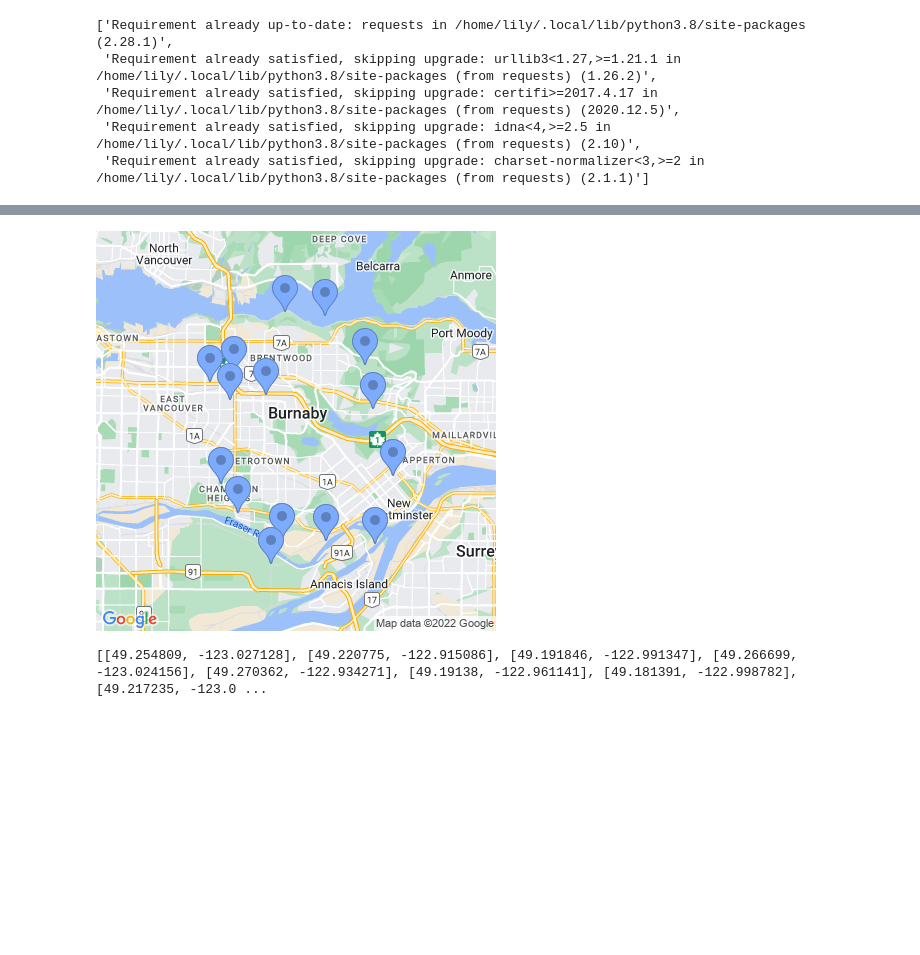
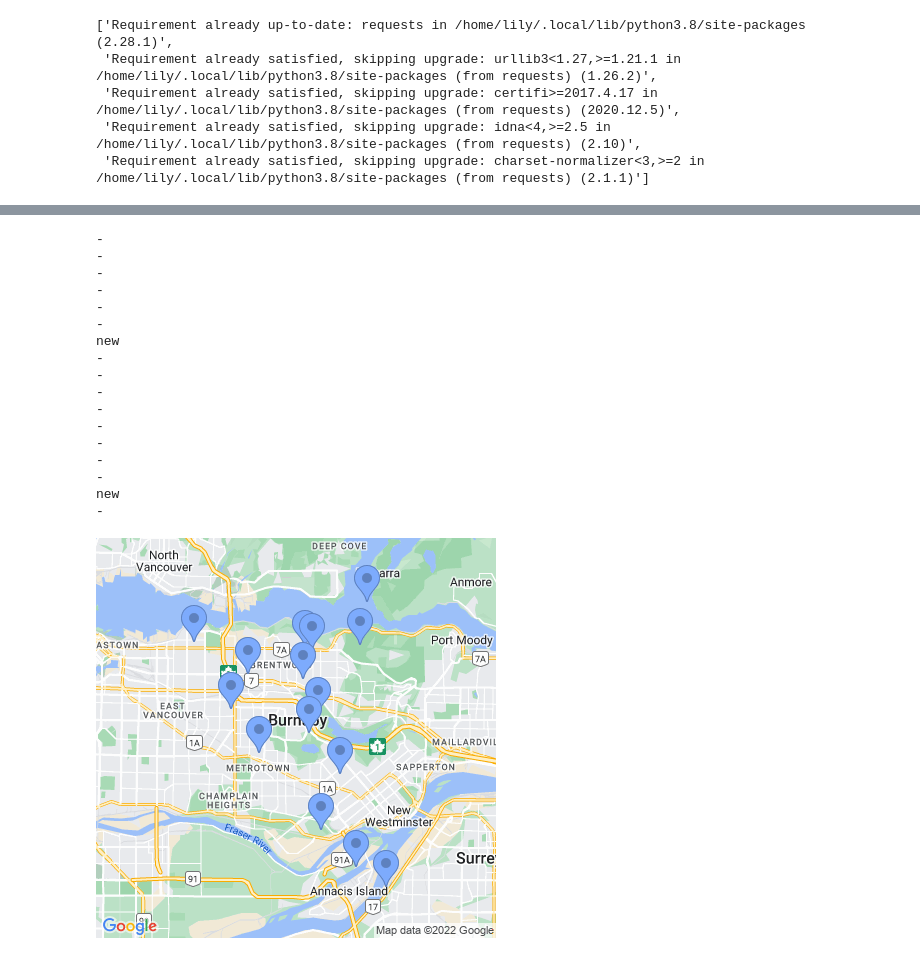
Before and after one commit to rctcwyvrn/math441-project, a Jupyter notebook: basic_model.ipynb, the cells around one changed output, grey strips where cells are left out. Saved outputs shown, nothing was run; the diff lists cells and outputs as text; code cells hidden in the pictures; blank space fills up the shorter version.

```diff
--- a/basic_model.ipynb
+++ b/basic_model.ipynb
@@ -26,23 +32,24 @@ from scipy.optimize import linprog
 api_key = open("googlemaps-apikey.txt", "r").read()
 client = googlemaps.Client(key=api_key)
 # %%
-def display_map(center, markers=[], zoom=13, fill=False):
+def get_map(center, markers=[], marker_color="blue", zoom=13, fill=False):
     static_map_url = "https://maps.googleapis.com/maps/api/staticmap?"
     lat,long = center
     center = str(lat)+","+str(long)
     req = f"{static_map_url}center={center}&zoom={str(zoom)}&size=400x400&key={api_key}&sensor=false"
     if fill:
-        path = "&path=color:0x00000000|weight:5|fillcolor:0x58FF33|" + "|".join([str(lat)+","+str(long) for lat,long in markers])
-        marker = f"&markers=color:green|{center}"
+        path = "&path=color:0x00000000|weight:5|fillcolor:0xf55742|" + "|".join([str(lat)+","+str(long) for lat,long in markers])
+        marker = f"&markers=color:red|{center}"
         req = req + path + marker
     else:
-        markers = "&markers=color:blue|" + "|".join([str(lat)+","+str(long) for lat,long in markers])
+        markers = f"&markers=color:{marker_color}|" + "|".join([str(lat)+","+str(long) for lat,long in markers])
         req = req + markers
     # print(req)
     r = requests.get(req)
     if "X-Staticmap-API-Warning" in r.headers:
         print(r.headers["X-Staticmap-API-Warning"])
-    display(Image(r.content))
+        return None
+    return Image.open(io.BytesIO(r.content))
 # %%
 # parsing the distance matrix
 # times = client.distance_matrix(origins=center, destinations=circle)
@@ -112,13 +117,46 @@ iteration = 9
+# %%
+def is_in_city(point, city_name=None):
+    res = client.reverse_geocode(point, result_type=["street_address"])
+    if res == []:
+        return False
+    if city_name == None:
+        return "formatted_address" in res[0]
+    address = res[0]["formatted_address"]
+    return city_name in address
 # %%
 import random
 test_problem_burnaby_center = (49.240982, -122.981740)
 n = 15
-test_problem_burnaby_locations = [[round(test_problem_burnaby_center[0] + random.uniform(-0.07, 0.07), 6), round(test_problem_burnaby_center[1] + random.uniform(-0.07, 0.07), 6)] for _ in range(n)]
-display_map(test_problem_burnaby_center, markers=test_problem_burnaby_locations,zoom=11.5)
-print(test_problem_burnaby_locations)
+test_problem_burnaby_locations= []
+for _ in range(n):
+    point = [round(test_problem_burnaby_center[0] + random.uniform(-0.07, 0.07), 6), round(test_problem_burnaby_center[1] + random.uniform(-0.07, 0.07), 6)]
+    while not (is_in_city(point)):
+        print("new")
+        point = [round(test_problem_burnaby_center[0] + random.uniform(-0.07, 0.07), 6), round(test_problem_burnaby_center[1] + random.uniform(-0.07, 0.07), 6)]
+    test_problem_burnaby_locations.append(point)
+    print("-")
+
+display(get_map(test_problem_burnaby_center, markers=test_problem_burnaby_locations,zoom=11.5))
+# print(test_problem_burnaby_locations)
 # %% [output]
+-
+-
+-
+-
+-
+-
+new
+-
+-
+-
+-
+-
+-
+-
+-
+new
+-
-[figure, old version]
+[figure, new version]
-[[49.254809, -123.027128], [49.220775, -122.915086], [49.191846, -122.991347], [49.266699, -123.024156], [49.270362, -122.934271], [49.19138, -122.961141], [49.181391, -122.998782], [49.217235, -123.0 ...
 # %%
 def make_set_covering_problem(positions):
     positions = [str(lat) + "," + str(long) for lat,long in positions]
```
Also changed, not shown: parts of 11 cells of this notebook.
